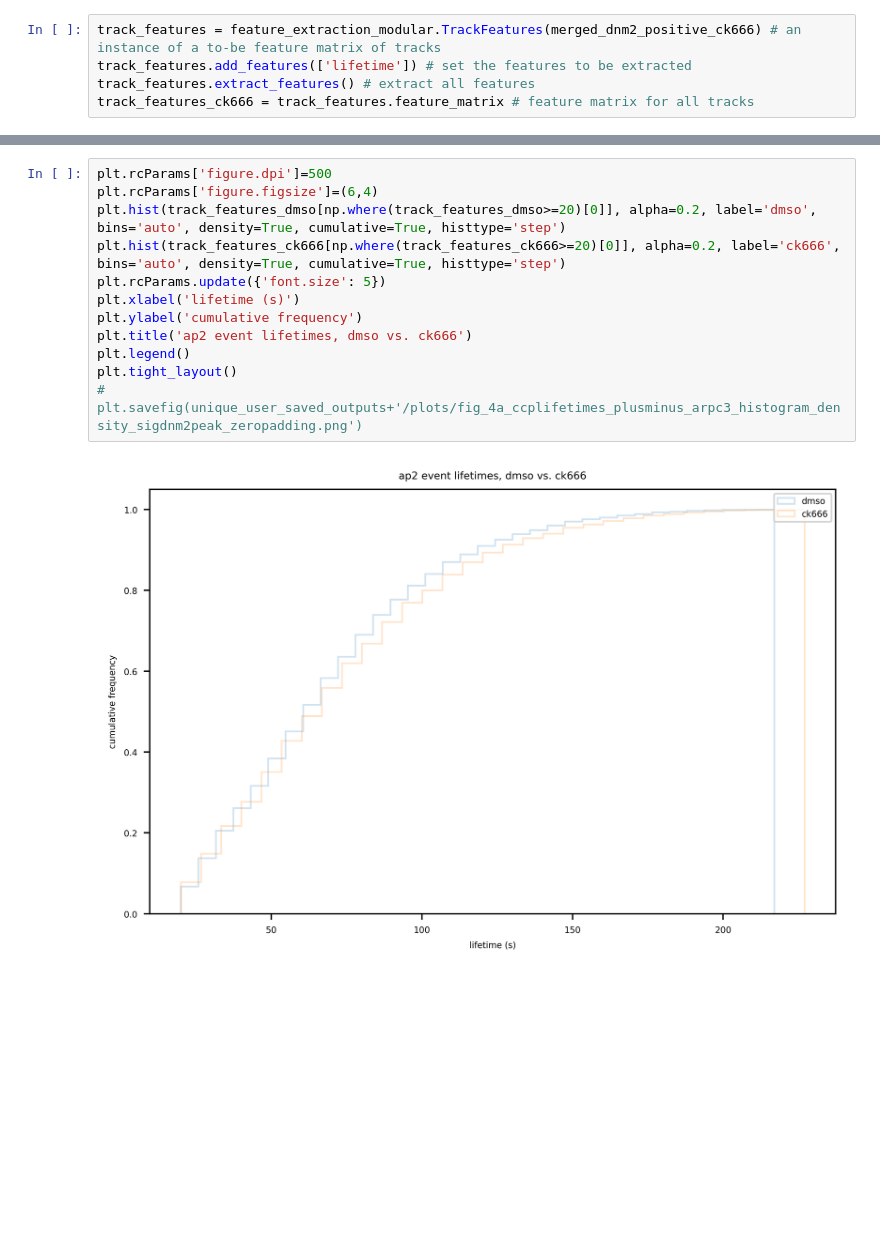
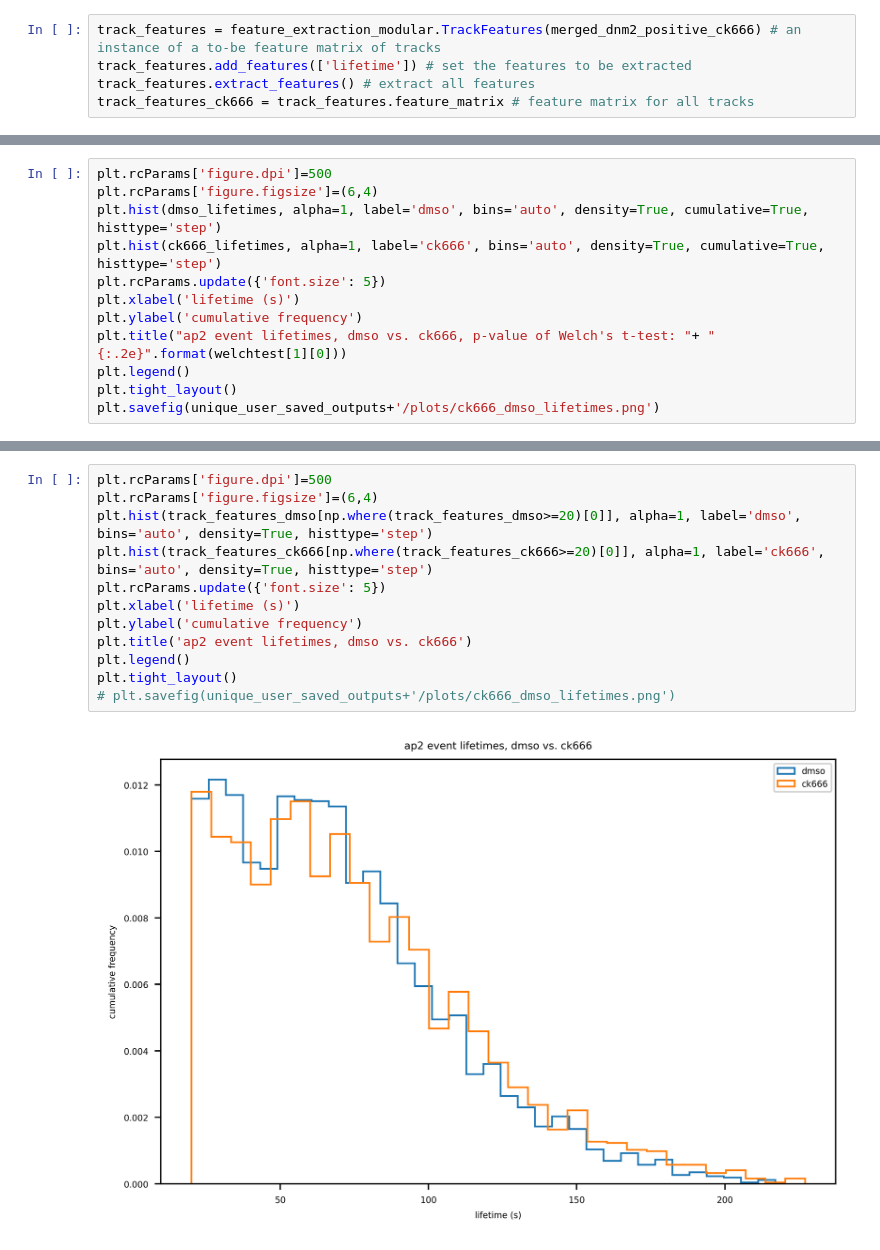
Before and after one commit to DrubinBarnes/Jin_Shirazinejad_et_al_branched_actin_manuscript, a Jupyter notebook: analysis/simplified_workflow_20220211/nb08d_compare_dmso_ck666_dnm2pos_event_lifetimes.ipynb, the cells around one changed output, grey strips where cells are left out. Cells and saved outputs as stored; diff of their text form; blank space fills up the shorter version.

Commit message:
producing higher quality arpc3 phenotype real vs randomized channel pair plot

```diff
--- a/analysis/simplified_workflow_20220211/nb08d_compare_dmso_ck666_dnm2pos_event_lifetimes.ipynb
+++ b/analysis/simplified_workflow_20220211/nb08d_compare_dmso_ck666_dnm2pos_event_lifetimes.ipynb
@@ -183,0 +199,12 @@ track_features_ck666 = track_features.feature_matrix # feature matrix for all tr
+# %%
+plt.rcParams['figure.dpi']=500
+plt.rcParams['figure.figsize']=(6,4)
+plt.hist(dmso_lifetimes, alpha=1, label='dmso', bins='auto', density=True, cumulative=True, histtype='step')
+plt.hist(ck666_lifetimes, alpha=1, label='ck666', bins='auto', density=True, cumulative=True, histtype='step')
+plt.rcParams.update({'font.size': 5})
+plt.xlabel('lifetime (s)')
+plt.ylabel('cumulative frequency')
+plt.title("ap2 event lifetimes, dmso vs. ck666, p-value of Welch's t-test: "+ "{:.2e}".format(welchtest[1][0]))
+plt.legend()
+plt.tight_layout()
+plt.savefig(unique_user_saved_outputs+'/plots/ck666_dmso_lifetimes.png')
@@ -184,14 +213,14 @@ track_features_ck666 = track_features.feature_matrix # feature matrix for all tr
 # %%
 plt.rcParams['figure.dpi']=500
 plt.rcParams['figure.figsize']=(6,4)
-plt.hist(track_features_dmso[np.where(track_features_dmso>=20)[0]], alpha=0.2, label='dmso', bins='auto', density=True, cumulative=True, histtype='step')
-plt.hist(track_features_ck666[np.where(track_features_ck666>=20)[0]], alpha=0.2, label='ck666', bins='auto', density=True, cumulative=True, histtype='step')
+plt.hist(track_features_dmso[np.where(track_features_dmso>=20)[0]], alpha=1, label='dmso', bins='auto', density=True, histtype='step')
+plt.hist(track_features_ck666[np.where(track_features_ck666>=20)[0]], alpha=1, label='ck666', bins='auto', density=True, histtype='step')
 plt.rcParams.update({'font.size': 5})
 plt.xlabel('lifetime (s)')
 plt.ylabel('cumulative frequency')
 plt.title('ap2 event lifetimes, dmso vs. ck666')
 plt.legend()
 plt.tight_layout()
-# plt.savefig(unique_user_saved_outputs+'/plots/fig_4a_ccplifetimes_plusminus_arpc3_histogram_density_sigdnm2peak_zeropadding.png')
+# plt.savefig(unique_user_saved_outputs+'/plots/ck666_dmso_lifetimes.png')
 # %% [output]
-[figure, old version]
+[figure, new version]
```
Also changed, not shown: parts of 8 cells of this notebook.
